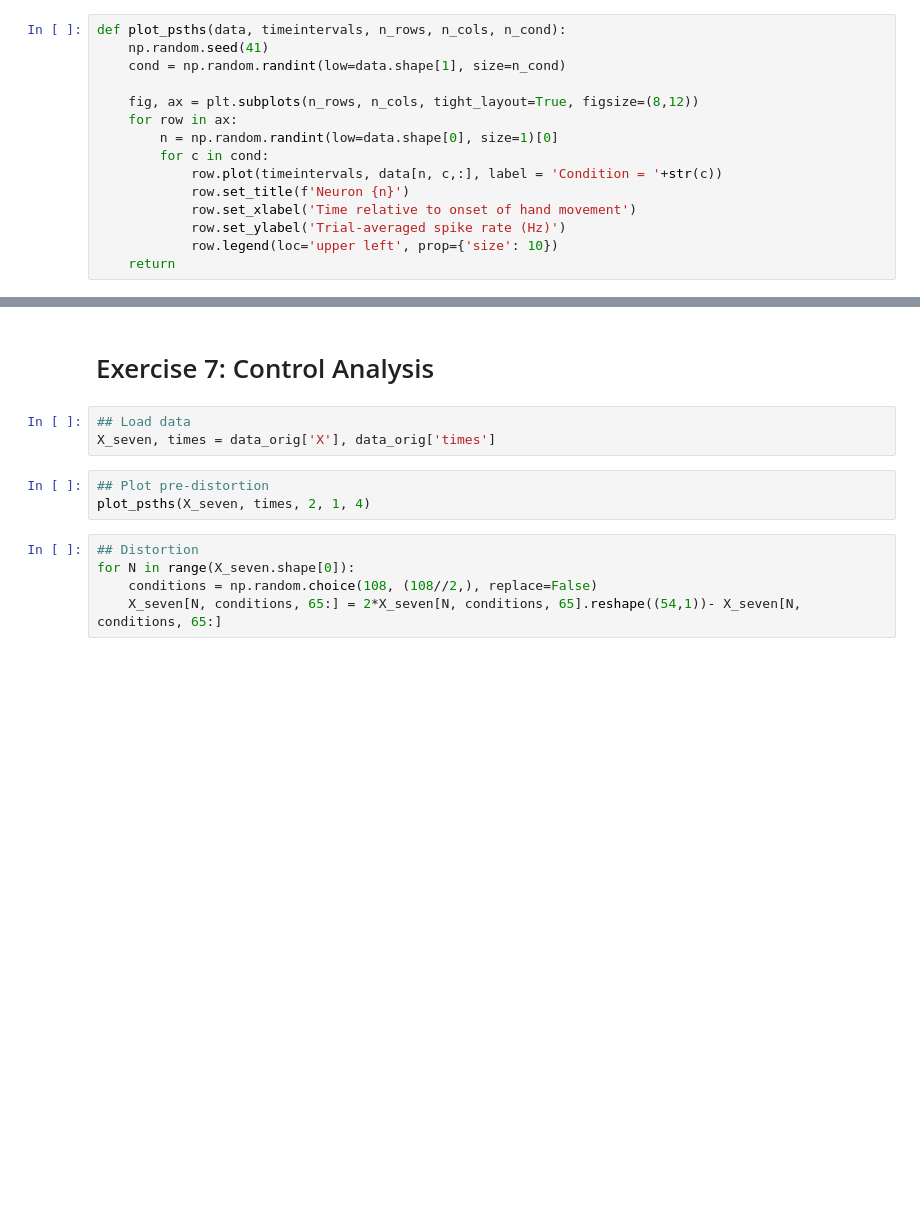
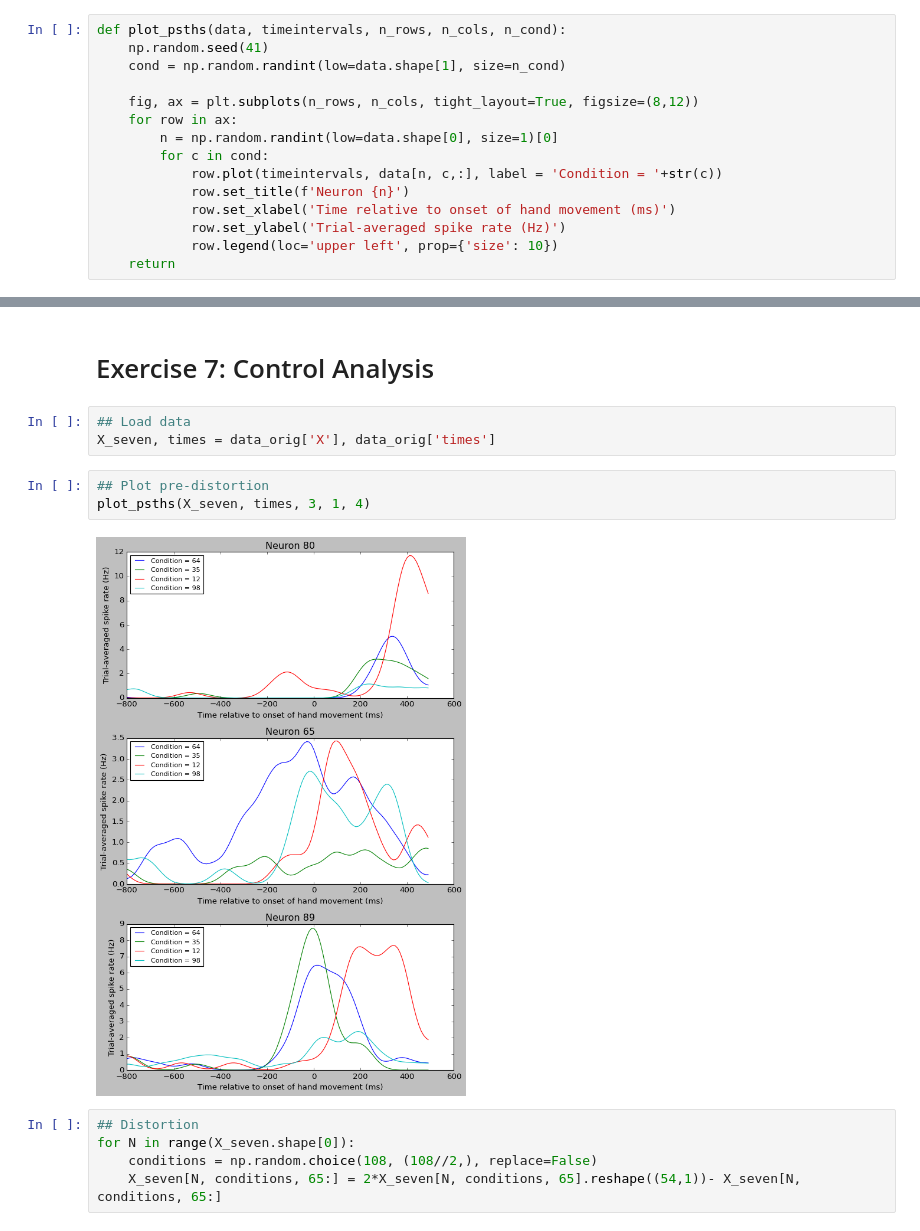
Before and after one commit to ofs416/Brain_Machine_Interfaces, a Jupyter notebook: Coursework_1/code.ipynb, the cells around one changed output, grey strips where cells are left out. Cells and saved outputs as stored; diff of their text form; blank space fills up the shorter version.

```diff
--- a/Coursework_1/code.ipynb
+++ b/Coursework_1/code.ipynb
@@ -25,7 +25,7 @@ def plot_psths(data, timeintervals, n_rows, n_cols, n_cond):
         for c in cond:
             row.plot(timeintervals, data[n, c,:], label = 'Condition = '+str(c))
             row.set_title(f'Neuron {n}')
-            row.set_xlabel('Time relative to onset of hand movement')
+            row.set_xlabel('Time relative to onset of hand movement (ms)')
             row.set_ylabel('Trial-averaged spike rate (Hz)')
             row.legend(loc='upper left', prop={'size': 10})
     return
@@ -334,7 +390,9 @@ plt.show()
 X_seven, times = data_orig['X'], data_orig['times']
 # %%
 ## Plot pre-distortion
-plot_psths(X_seven, times, 2, 1, 4)
+plot_psths(X_seven, times, 3, 1, 4)
+# %% [output]
+[figure, added]
 # %%
 ## Distortion
 for N in range(X_seven.shape[0]):
```
Also changed, not shown: parts of 22 cells of this notebook, 8 other files.
